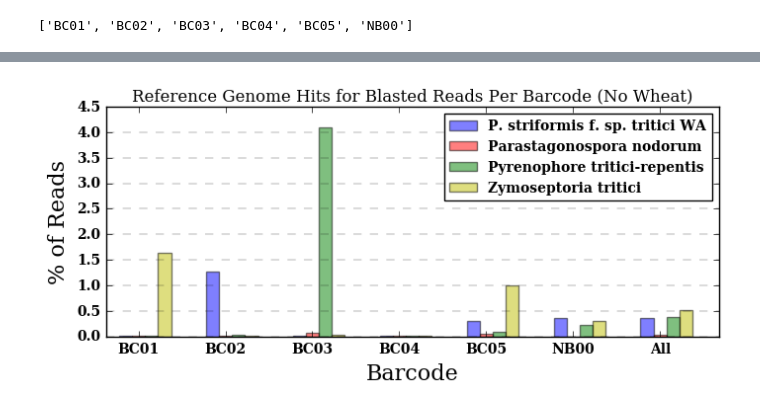
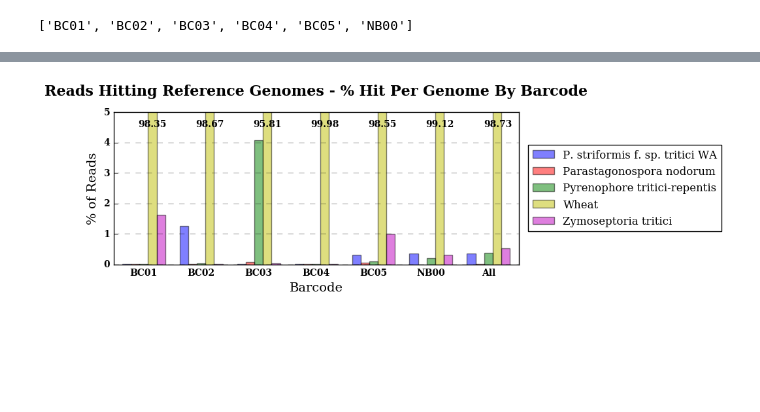
Before and after one commit to BenjaminSchwessinger/Gamran, a Jupyter notebook: MinIon_analysis_12122016_Wagga_initial-Copy1.ipynb, the cells around one changed output, grey strips where cells are left out. Drawn from its saved outputs; the diff is of its cells as text; code cells hidden in the pictures; blank space fills up the shorter version.

```diff
--- a/MinIon_analysis_12122016_Wagga_initial-Copy1.ipynb
+++ b/MinIon_analysis_12122016_Wagga_initial-Copy1.ipynb
@@ -2235,5 +2242,5 @@ plt.annotate('Total Length (Mbp) = ' + str(float("{0:.3f}".format(poretools_df_p
 # %%
-fig, ax = plt.subplots(3, 2, figsize=(18,8))
+fig, ax = plt.subplots(3, 2, figsize=(15,8))
 
 xmax = int(poretools_df_pres.Length.max())
 grouped = poretools_df_pres.groupby('Barcode')  # CHECK THIS FOR SCALABILITY, NOT ENTIRELY SURE WHAT THIS DOES
@@ -2249,14 +2256,17 @@ def applyGroupHistograms(ax_ind1, ax_ind2, bcs):
     ax[ax_ind1, ax_ind2].set_ylabel('Read Count');
     ax[ax_ind1, ax_ind2].set_xlim([-1000, poretools_df['Length'].max()+1000])
     ax[ax_ind1, ax_ind2].set_xticks(np.arange(0, xmax+1, 2000))
-    ax[ax_ind1, ax_ind2].set_ylim(0, max_count_list[-1]*(3/2))
+    ax[ax_ind1, ax_ind2].set_ylim(0, max_count_list[-1]*(5/4))
     ax[ax_ind1, ax_ind2].grid(True, which='Major')
     ax[ax_ind1, ax_ind2].annotate('Number of Reads = ' + str(poretools_df_pres.loc[poretools_df_pres['Barcode'] == bcs].Length.count()),
-             xy=(1, 1), xycoords='axes fraction', fontsize=16, xytext=(-20, -30), textcoords='offset points',
+             xy=(1, 1), xycoords='axes fraction', fontsize=16, fontweight='normal', xytext=(-20, -30), textcoords='offset points',
              ha='right', va='top')
     ax[ax_ind1, ax_ind2].annotate('Total Length (Mbp) = ' + str(float("{0:.3f}".format(poretools_df_pres.loc[poretools_df_pres['Barcode'] == bcs].Length.sum() / 1000000))),
-             xy=(1, 1), xycoords='axes fraction', fontsize=16,
+             xy=(1, 1), xycoords='axes fraction', fontsize=16, fontweight='normal',
              xytext=(-20, -60), textcoords='offset points', ha='right', va='top')
+    ax[ax_ind1, ax_ind2].annotate('Median Length (bp) = ' + str(int(poretools_df_pres.loc[poretools_df_pres['Barcode'] == bcs].Length.median())),
+             xy=(1, 1), xycoords='axes fraction', fontsize=16, fontweight='normal', xytext=(-20, -90), textcoords='offset points',
+             ha='right', va='top')
 
 ax1_list = [0,1,2,0,1,2]
 ax2_list = [0,0,0,1,1,1]
@@ -2264,6 +2274,8 @@ bc_list = list(poretools_df_pres['Barcode'].unique())
 for ax1, ax2, bcs, in zip(ax1_list, ax2_list, bc_list):
     applyGroupHistograms(ax1, ax2, bcs)
 
+plt.suptitle('Basecalled Reads - Read Length Distribution By Barcode', y=1.03, fontsize='x-large', fontweight='bold')
 plt.tight_layout()
+#plt.savefig('/home/gamran/analysis/graph2.png', bbox_inches='tight')
 plt.show()
 # %% [output]
@@ -2316,36 +2332,50 @@ joint_blast_pivot_table_pres_pc
 # %%
-pos = list(range(len(joint_blast_pivot_table_pres_pc['Wheat%'])))
-width = 0.15
-columns_pc = list(joint_blast_pivot_table_pres_pc.columns)
-columns_pc_nowheat = [x for x in columns_pc if x != 'Wheat%']
-columns_nopc = list(map(lambda x:x.strip("%"), columns_pc_nowheat))
-columns_nopc_nowheat = [x for x in columns_nopc if x != 'Wheat']
-barcodes = list(joint_blast_pivot_table_pres_pc.index)
-colours = ['b', 'r', 'g', 'y', 'm']
-fig, ax = plt.subplots(figsize=(8,3))
+def generateGroupedBarGraphPres(dropwheat=False):
+    pos = list(range(len(joint_blast_pivot_table_pres_pc['Wheat%'])))
+    width = 0.15
+    columns_pc = list(joint_blast_pivot_table_pres_pc.columns)
+    columns_nopc = list(map(lambda x:x.strip("%"), columns_pc))
 
-for ref_genome in columns_pc_nowheat:
-    plt.bar([p + width*int(columns_pc_nowheat.index(ref_genome)) for p in pos],
-            joint_blast_pivot_table_pres_pc[ref_genome],
-            width,
-            alpha=0.5,
-            color=colours[columns_pc_nowheat.index(ref_genome)],
-            label=None)
+    if dropwheat == True:
+        columns_pc = [x for x in columns_pc if x != 'Wheat%']
+        columns_nopc = [x for x in columns_nopc if x != 'Wheat']
 
-ax.set_ylabel('% of Reads', fontsize=16)
-ax.set_xlabel('Barcode', fontsize=16)
-ax.set_title('Reference Genome Hits for Blasted Reads Per Barcode (No Wheat)')
-ax.set_xticks([p + 1.5 * width for p in pos])
-ax.set_xticklabels(barcodes)
+    barcodes = list(joint_blast_pivot_table_pres_pc.index)
+    colours = ['b', 'r', 'g', 'y', 'm']
+    fig, ax = plt.subplots(figsize=(8,3))
 
-plt.xlim(min(pos)-width, max(pos)+0.3+width*4)
+    for ref_genome in columns_pc:
+        plt.bar([p + width*int(columns_pc.index(ref_genome)) for p in pos],
+                joint_blast_pivot_table_pres_pc[ref_genome],
+                width,
+                alpha=0.5,
+                color=colours[columns_pc.index(ref_genome)],
+                label=None)
 
-# Adding the legend and showing the plot
-plt.legend(list(columns_nopc_nowheat), loc='upper right', fontsize=10)
-plt.grid(b=None, which='major', axis='y', linestyle='dashed', linewidth=0.2)
-plt.show()
+    ax.set_ylabel('% of Reads', fontsize=14)
+    ax.set_ylim([0, 5])
+    ax.set_yticks(range(0, 6, 1))
+    ax.set_xlabel('Barcode', fontsize=14)
+    ax.set_xticks([p + 2.5 * width for p in pos])
+    ax.set_xticklabels(barcodes)
+    ax.tick_params(top="off", right="off", bottom='off')
+    ax.set_title('Reads Hitting Reference Genomes - % Hit Per Genome By Barcode', y=1.08, fontweight='bold', fontsize=16)
+
+    if dropwheat == False:
+        for bcs in barcodes:
+            ax.annotate(str(float("{0:.2f}".format(joint_blast_pivot_table_pres_pc['Wheat%'][bcs]))),
+                     xy=(0.06, 0.95), xycoords='axes fraction', fontsize=10, xytext=((63.5*int(barcodes.index(bcs)))*1, 0), textcoords='offset points',
+                     ha='left', va='top')
+
+    plt.xlim(min(pos) - width, max(pos) + 0.3 + width*4)
+    plt.legend(list(columns_nopc), loc='center left', bbox_to_anchor=(1.01, 0.5), fontsize=18, prop={'weight':'normal'})
+    plt.grid(b=None, which='major', axis='y', linestyle='dashed', linewidth=0.2)
+    #plt.savefig('/home/gamran/analysis/graph4.png', bbox_inches='tight')
+    plt.show()
+
+generateGroupedBarGraphPres(dropwheat=False)
 # %% [output]
-[figure, old version]
+[figure, new version]
 # %%
 blasted_count_df_pres = pd.DataFrame.from_dict(blasted_count_dict)
 blasted_count_df_pres.set_index('Barcodes', inplace=True)
```
Also changed, not shown: parts of 6 cells of this notebook.
